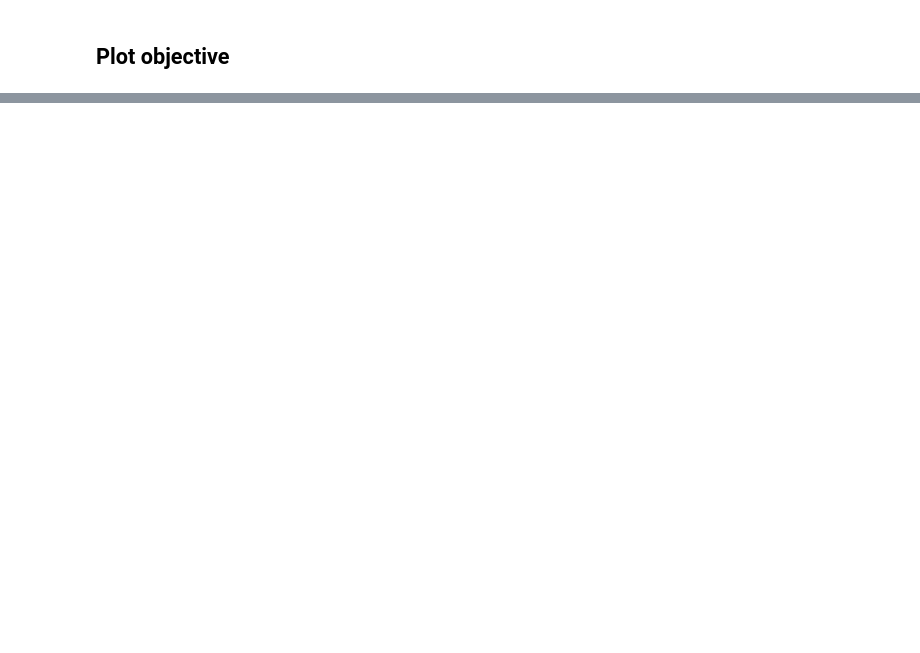
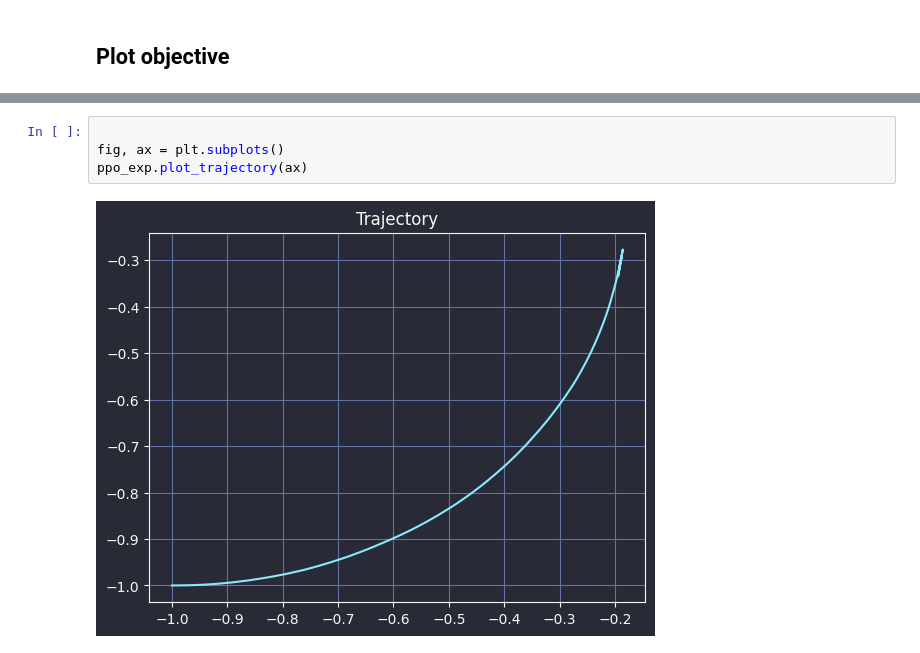
Before and after one commit to thd-research/regelum-playground, a Jupyter notebook: notebooks/check_log_and_compare_objective.ipynb, the cells around one changed output, grey strips where cells are left out. Cells and saved outputs as stored; diff of their text form; blank space fills up the shorter version.

```diff
--- a/notebooks/check_log_and_compare_objective.ipynb
+++ b/notebooks/check_log_and_compare_objective.ipynb
@@ -152,0 +119,6 @@ ax.grid()
+# %%
+
+fig, ax = plt.subplots()
+ppo_exp.plot_trajectory(ax)
+# %% [output]
+[figure, added]
```
Also changed, not shown: parts of 14 cells of this notebook.
